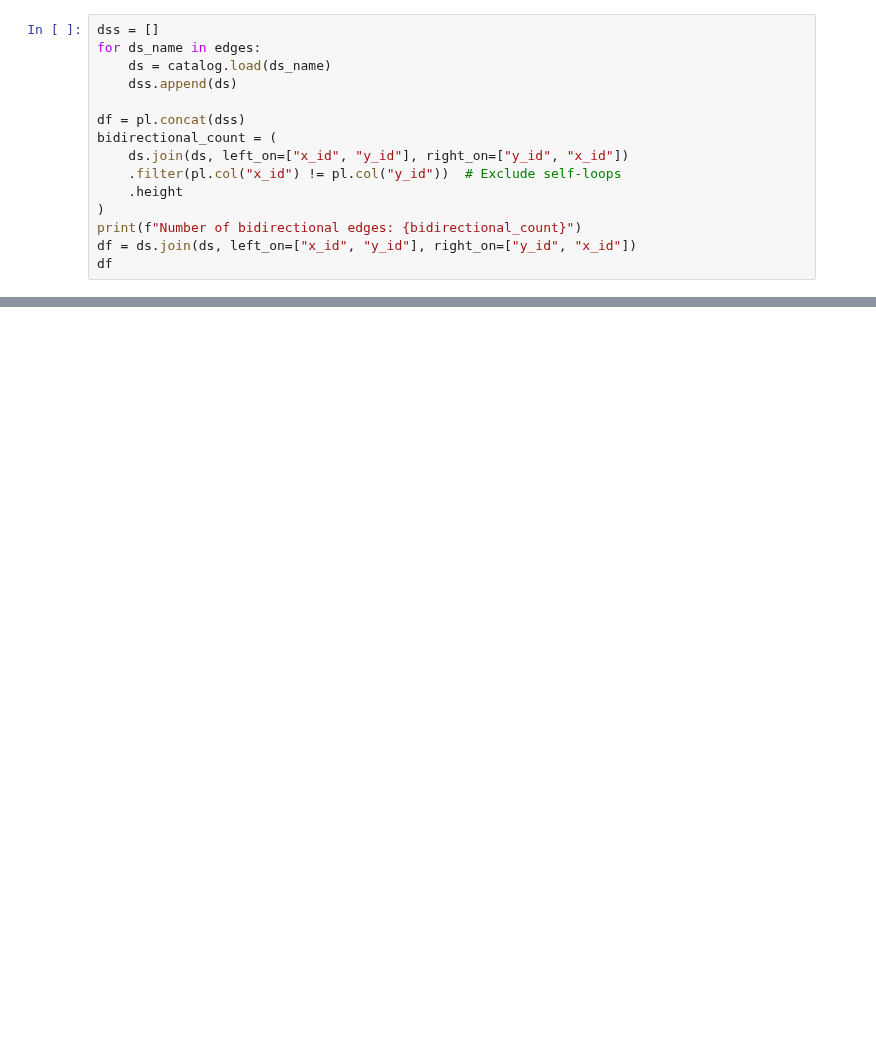
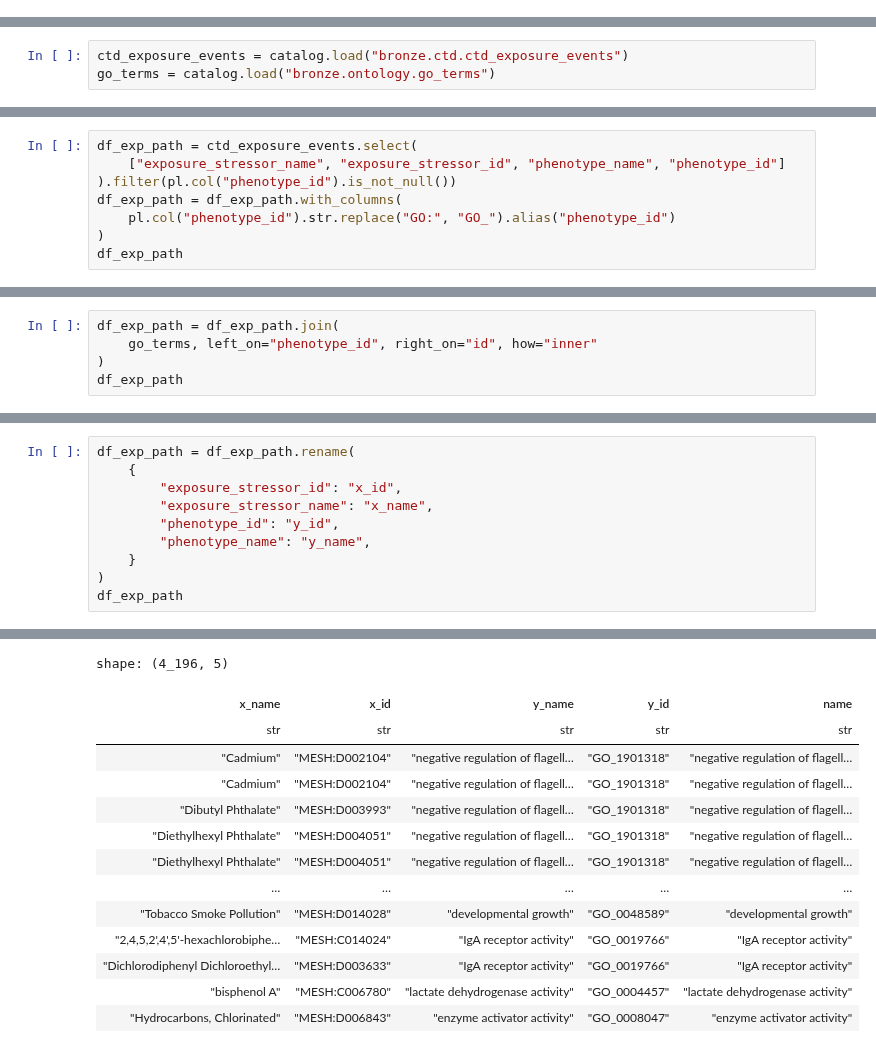
Before and after one commit to mims-harvard/OptimusKG, a Jupyter notebook: notebooks/opentargets.ipynb, the cells around one changed output, grey strips where cells are left out. Saved outputs shown, nothing was run; the diff lists cells and outputs as text; blank space fills up the shorter version.

```diff
--- a/notebooks/opentargets.ipynb
+++ b/notebooks/opentargets.ipynb
@@ -65,15 +3,0 @@ Number of bidirectional edges: 0
-# %%
-dss = []
-for ds_name in edges:
-    ds = catalog.load(ds_name)
-    dss.append(ds)
-
-df = pl.concat(dss)
-bidirectional_count = (
-    ds.join(ds, left_on=["x_id", "y_id"], right_on=["y_id", "x_id"])
-    .filter(pl.col("x_id") != pl.col("y_id"))  # Exclude self-loops
-    .height
-)
-print(f"Number of bidirectional edges: {bidirectional_count}")
-df = ds.join(ds, left_on=["x_id", "y_id"], right_on=["y_id", "x_id"])
-df
@@ -101,0 +4,3 @@ df
+# %%
+ctd_exposure_events = catalog.load("bronze.ctd.ctd_exposure_events")
+go_terms = catalog.load("bronze.ontology.go_terms")
@@ -101,0 +35,8 @@ df
+# %%
+df_exp_path = ctd_exposure_events.select(
+    ["exposure_stressor_name", "exposure_stressor_id", "phenotype_name", "phenotype_id"]
+).filter(pl.col("phenotype_id").is_not_null())
+df_exp_path = df_exp_path.with_columns(
+    pl.col("phenotype_id").str.replace("GO:", "GO_").alias("phenotype_id")
+)
+df_exp_path
@@ -101,0 +59,5 @@ df
+# %%
+df_exp_path = df_exp_path.join(
+    go_terms, left_on="phenotype_id", right_on="id", how="inner"
+)
+df_exp_path
@@ -101,0 +82,11 @@ df
+# %%
+df_exp_path = df_exp_path.rename(
+    {
+        "exposure_stressor_id": "x_id",
+        "exposure_stressor_name": "x_name",
+        "phenotype_id": "y_id",
+        "phenotype_name": "y_name",
+    }
+)
+df_exp_path
+# %% [output]
@@ -101,0 +94,14 @@ df
+shape: (4_196, 5)
+| x_name | x_id | y_name | y_id | name |
+| str | str | str | str | str |
+| "Cadmium" | "MESH:D002104" | "negative regulation of flagell… | "GO_1901318" | "negative regulation of flagell… |
+| "Cadmium" | "MESH:D002104" | "negative regulation of flagell… | "GO_1901318" | "negative regulation of flagell… |
+| "Dibutyl Phthalate" | "MESH:D003993" | "negative regulation of flagell… | "GO_1901318" | "negative regulation of flagell… |
+| "Diethylhexyl Phthalate" | "MESH:D004051" | "negative regulation of flagell… | "GO_1901318" | "negative regulation of flagell… |
+| "Diethylhexyl Phthalate" | "MESH:D004051" | "negative regulation of flagell… | "GO_1901318" | "negative regulation of flagell… |
+| … | … | … | … | … |
+| "Tobacco Smoke Pollution" | "MESH:D014028" | "developmental growth" | "GO_0048589" | "developmental growth" |
+| "2,4,5,2',4',5'-hexachlorobiphe… | "MESH:C014024" | "IgA receptor activity" | "GO_0019766" | "IgA receptor activity" |
+| "Dichlorodiphenyl Dichloroethyl… | "MESH:D003633" | "IgA receptor activity" | "GO_0019766" | "IgA receptor activity" |
+| "bisphenol A" | "MESH:C006780" | "lactate dehydrogenase activity" | "GO_0004457" | "lactate dehydrogenase activity" |
+| "Hydrocarbons, Chlorinated" | "MESH:D006843" | "enzyme activator activity" | "GO_0008047" | "enzyme activator activity" |
```
Also changed, not shown: parts of 13 cells of this notebook, 44 other files.
